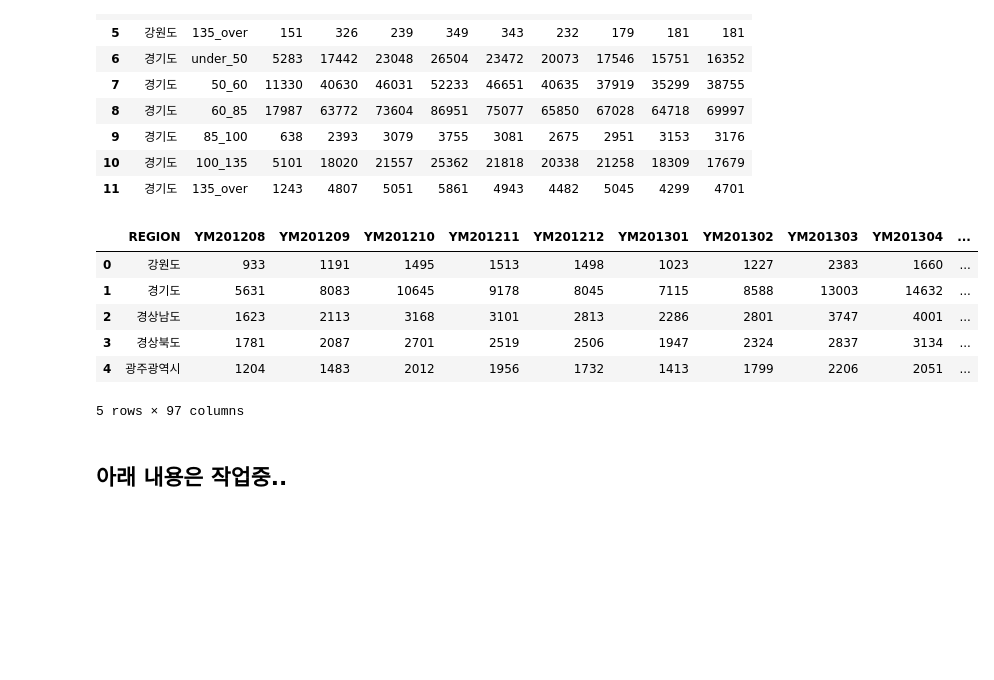
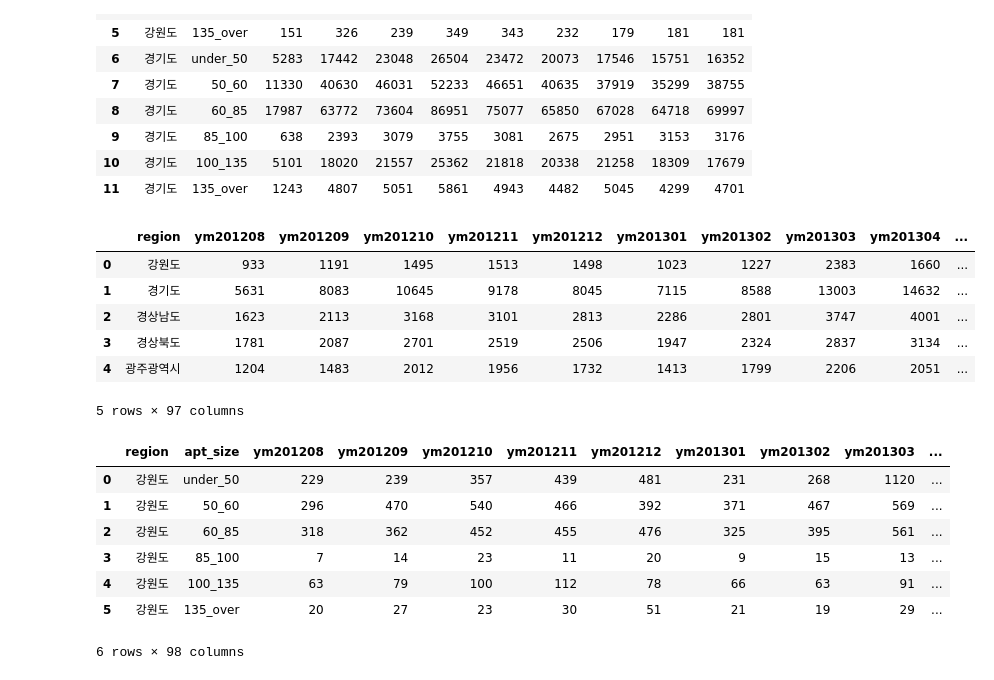
Before and after one commit to TTGGPP/hello_world, a Jupyter notebook: team_project/private_khp771/db_to_memory.ipynb, the cells around one changed output. Cells and saved outputs as stored; diff of their text form; code cells hidden in the pictures; blank space fills up the shorter version.

```diff
--- a/team_project/private_khp771/db_to_memory.ipynb
+++ b/team_project/private_khp771/db_to_memory.ipynb
@@ -237,17 +230,15 @@ def make_region_deal_count_month():
 # make_region_deal_count_month()
 # %%
 testD = pd.read_csv('sub-data-files/region_deal_count_month.csv')
-testD.head()
+testD.head(5)
 # %% [output]
-|  | REGION | YM201208 | YM201209 | YM201210 | YM201211 | YM201212 | YM201301 | YM201302 | YM201303 | YM201304 | ... |
+|  | region | ym201208 | ym201209 | ym201210 | ym201211 | ym201212 | ym201301 | ym201302 | ym201303 | ym201304 | ... |
 | 0 | 강원도 | 933 | 1191 | 1495 | 1513 | 1498 | 1023 | 1227 | 2383 | 1660 | ... |
 | 1 | 경기도 | 5631 | 8083 | 10645 | 9178 | 8045 | 7115 | 8588 | 13003 | 14632 | ... |
 | 2 | 경상남도 | 1623 | 2113 | 3168 | 3101 | 2813 | 2286 | 2801 | 3747 | 4001 | ... |
 | 3 | 경상북도 | 1781 | 2087 | 2701 | 2519 | 2506 | 1947 | 2324 | 2837 | 3134 | ... |
 | 4 | 광주광역시 | 1204 | 1483 | 2012 | 1956 | 1732 | 1413 | 1799 | 2206 | 2051 | ... |
 5 rows × 97 columns
-# %% [markdown]
-## 아래 내용은 작업중..
 # %%
 # 월별 지역별 사이즈별 매매건수 데이터 수집
 def make_region_size_count_month(ym = 201208):
@@ -311,0 +306,12 @@ def complete_region_size_count():
+# %%
+testD = pd.read_csv('sub-data-files/region_size_deal_count_month.csv')
+testD.head(6)
+# %% [output]
+|  | region | apt_size | ym201208 | ym201209 | ym201210 | ym201211 | ym201212 | ym201301 | ym201302 | ym201303 | ... |
+| 0 | 강원도 | under_50 | 229 | 239 | 357 | 439 | 481 | 231 | 268 | 1120 | ... |
+| 1 | 강원도 | 50_60 | 296 | 470 | 540 | 466 | 392 | 371 | 467 | 569 | ... |
+| 2 | 강원도 | 60_85 | 318 | 362 | 452 | 455 | 476 | 325 | 395 | 561 | ... |
+| 3 | 강원도 | 85_100 | 7 | 14 | 23 | 11 | 20 | 9 | 15 | 13 | ... |
+| 4 | 강원도 | 100_135 | 63 | 79 | 100 | 112 | 78 | 66 | 63 | 91 | ... |
+| 5 | 강원도 | 135_over | 20 | 27 | 23 | 30 | 51 | 21 | 19 | 29 | ... |
+6 rows × 98 columns
```
Also changed, not shown: parts of 22 cells of this notebook, 7 other files.
